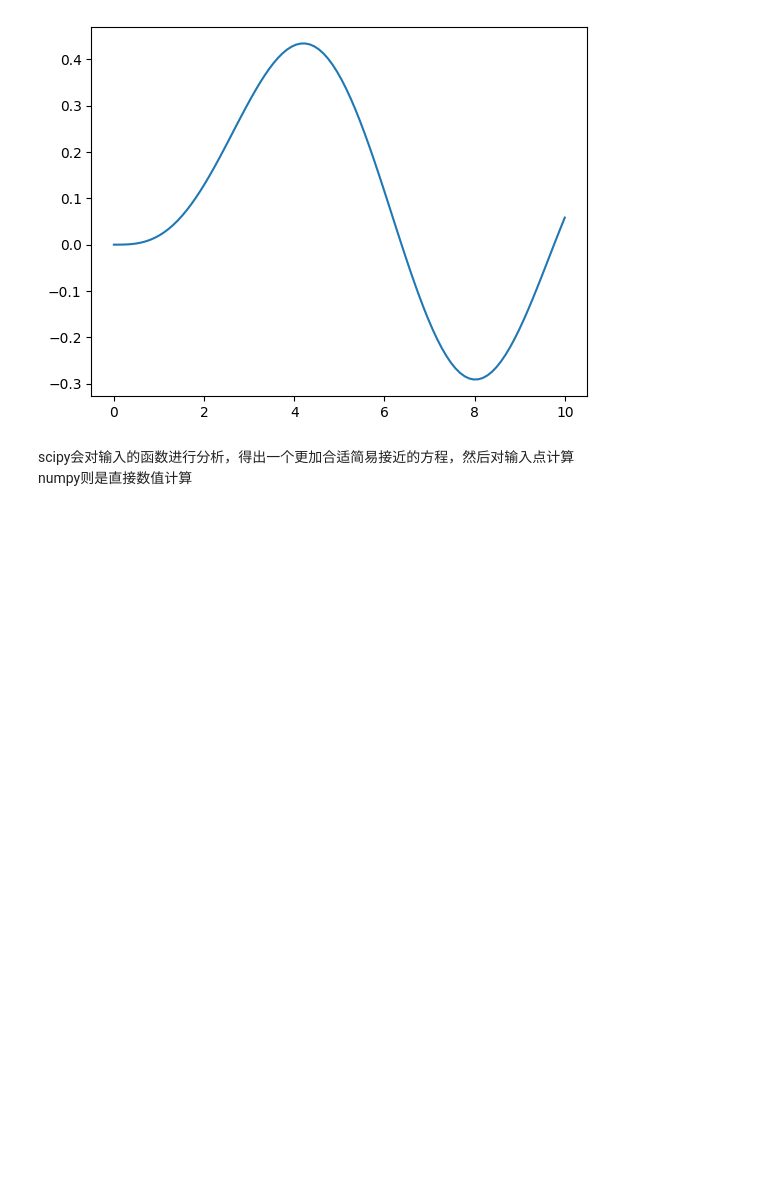
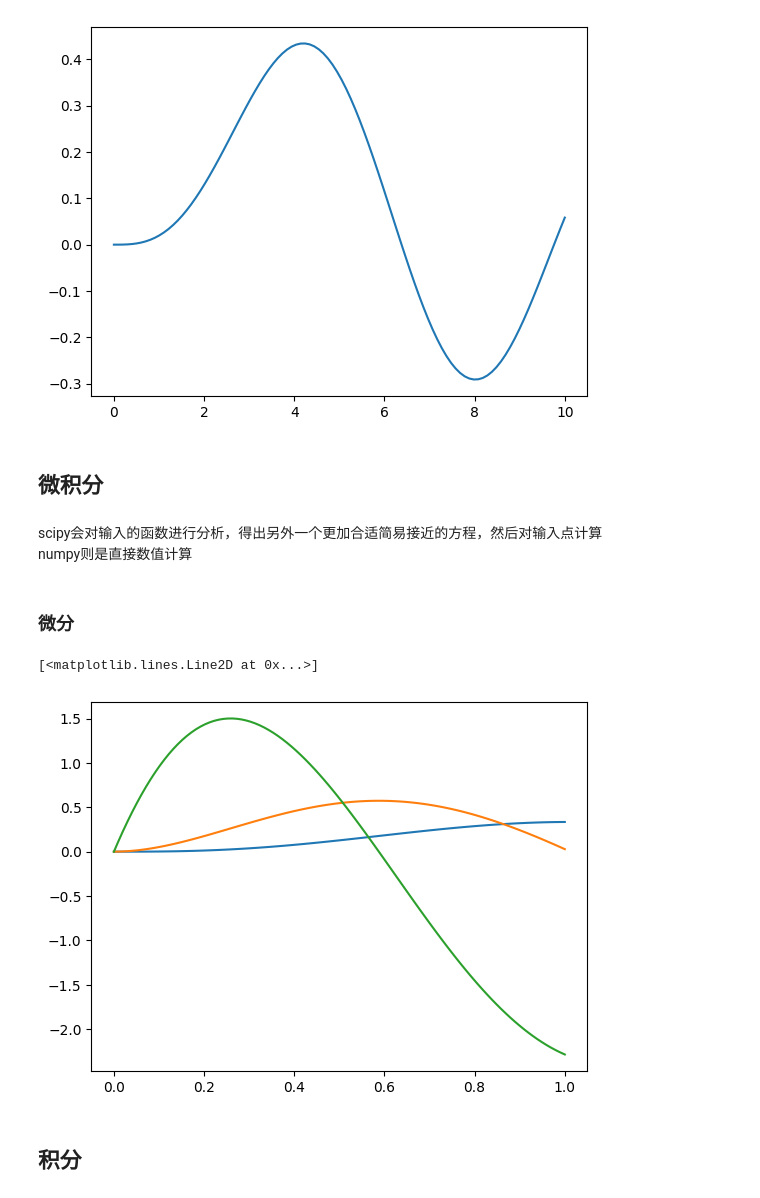
Before and after one commit to sky92archangel/notebook, a Jupyter notebook: compute/python/scipy在工程科学应用.ipynb, the cells around one changed output. Drawn from its saved outputs; the diff is of its cells as text; code cells hidden in the pictures; blank space fills up the shorter version.

Commit message:
add scipy fft calculas

```diff
--- a/compute/python/scipy在工程科学应用.ipynb
+++ b/compute/python/scipy在工程科学应用.ipynb
@@ -240,7 +240,11 @@ plt.plot(x, jv(3,x))
 plt.show()
 # %% [output]
 [figure]
+# %% [markdown]
+## 微积分
 # %% [markdown]
-scipy会对输入的函数进行分析，得出一个更加合适简易接近的方程，然后对输入点计算
+scipy会对输入的函数进行分析，得出另外一个更加合适简易接近的方程，然后对输入点计算
 \
 numpy则是直接数值计算
+# %% [markdown]
+### 微分
@@ -246,0 +253,13 @@ numpy则是直接数值计算
+# %%
+def f(x):
+    return x**2*np.sin(2*x)*np.exp(-x)
+x=np.linspace(0,1,100)
+# %%
+plt.plot(x,f(x))
+plt.plot(x,derivative(f,x,dx=1e-2))
+plt.plot(x,derivative(f,x,dx=1e-2,n=2))
+# %% [output]
+[<matplotlib.lines.Line2D at 0x...>]
+[figure, added]
+# %% [markdown]
+## 积分
```
Also changed, not shown: parts of 31 cells of this notebook.
